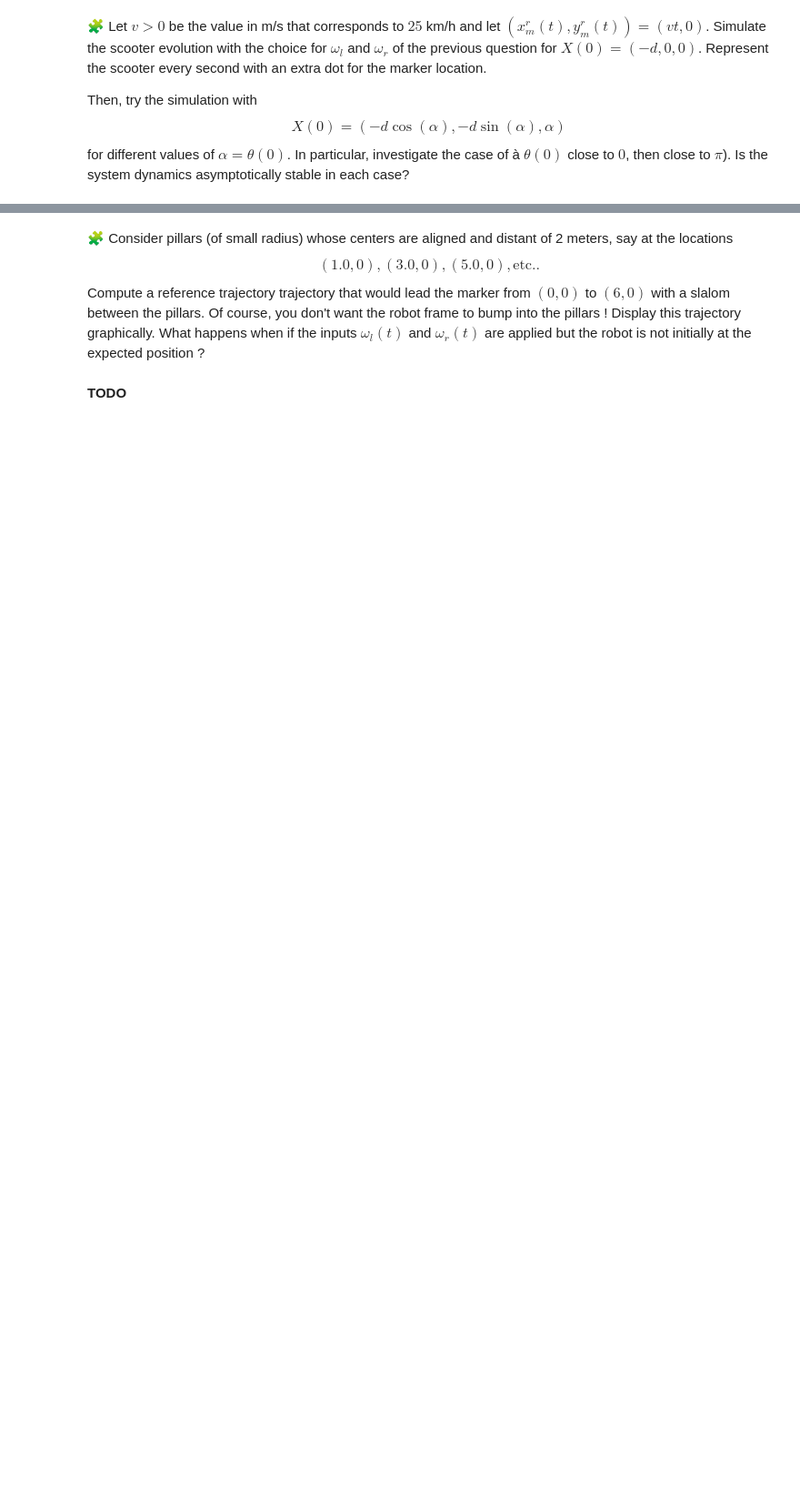
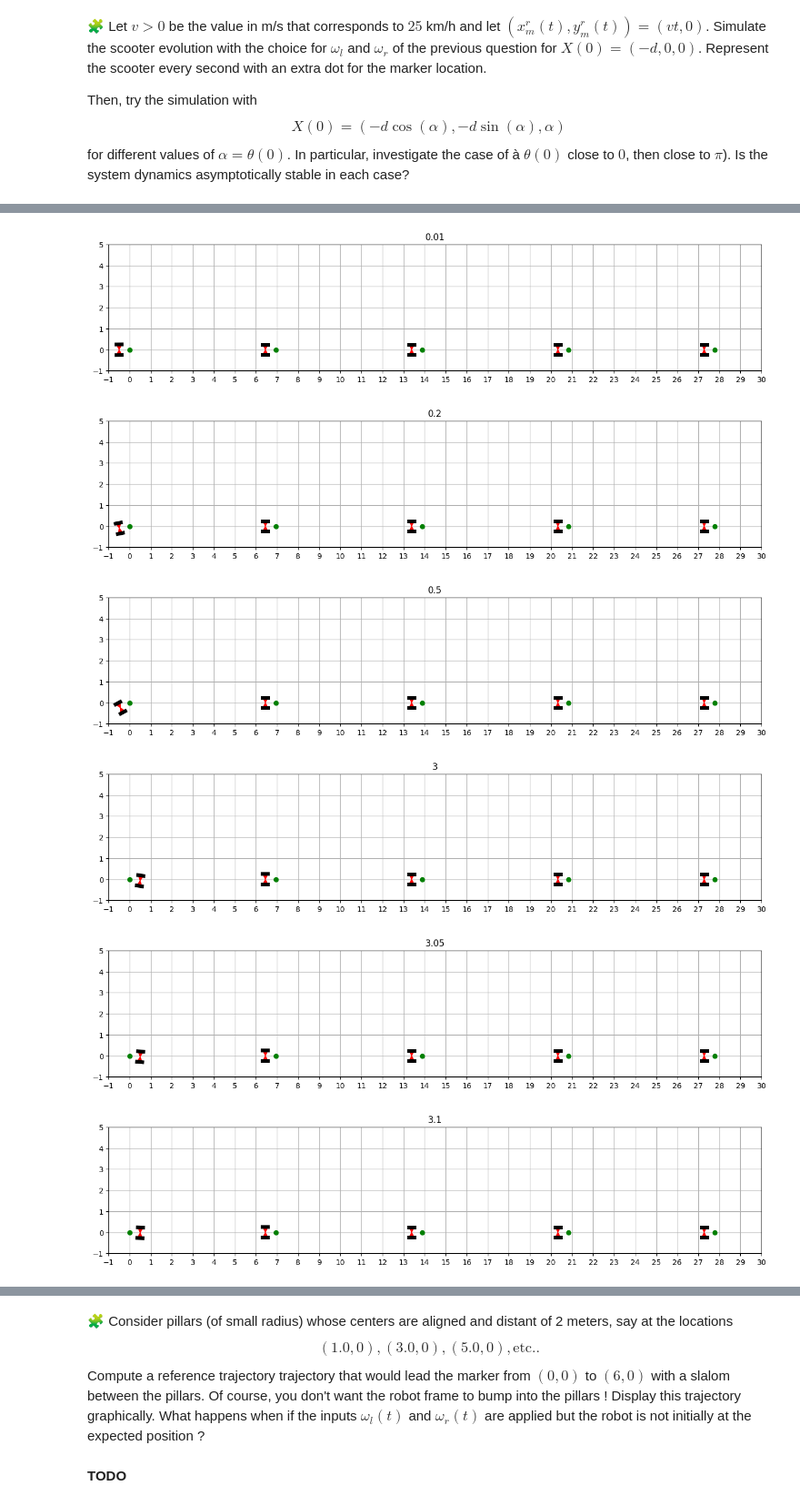
Before and after one commit to DohaJouay/control-engineering-with-python-project-2023-2024, a Jupyter notebook: Project-part-3.ipynb, the cells around one changed output, grey strips where cells are left out. Shown at 91% size. Drawn from its saved outputs; the diff is of its cells as text; code cells hidden in the pictures; blank space fills up the shorter version.

```diff
--- a/Project-part-3.ipynb
+++ b/Project-part-3.ipynb
@@ -1332,0 +1347,21 @@ pass
+# %%
+tf = 20
+ANGLES = [0.01, 0.2, 0.5, 3, 3.05, 3.1]
+
+for alpha in ANGLES :
+    X0= array([-d*cos(alpha),-d*sin(alpha),alpha])
+    results = solve_ivp(fun=fun, y0=X0, t_span=[0,tf], rtol=1e-6, atol=1e-6, dense_output=True)
+    step = 1
+    t = arange(0,tf+step,step)
+    sol_t = results["sol"](t)
+    draw_arena(-1, 30, -1, 5)
+    for x, y, theta in sol_t.T:
+        draw_scooter(x, y, theta)
+        title(f"{alpha}")
+# %% [output]
+[figure, added]
+[figure, added]
+[figure, added]
+[figure, added]
+[figure, added]
+[figure, added]
```
Also changed, not shown: parts of 7 cells of this notebook.
